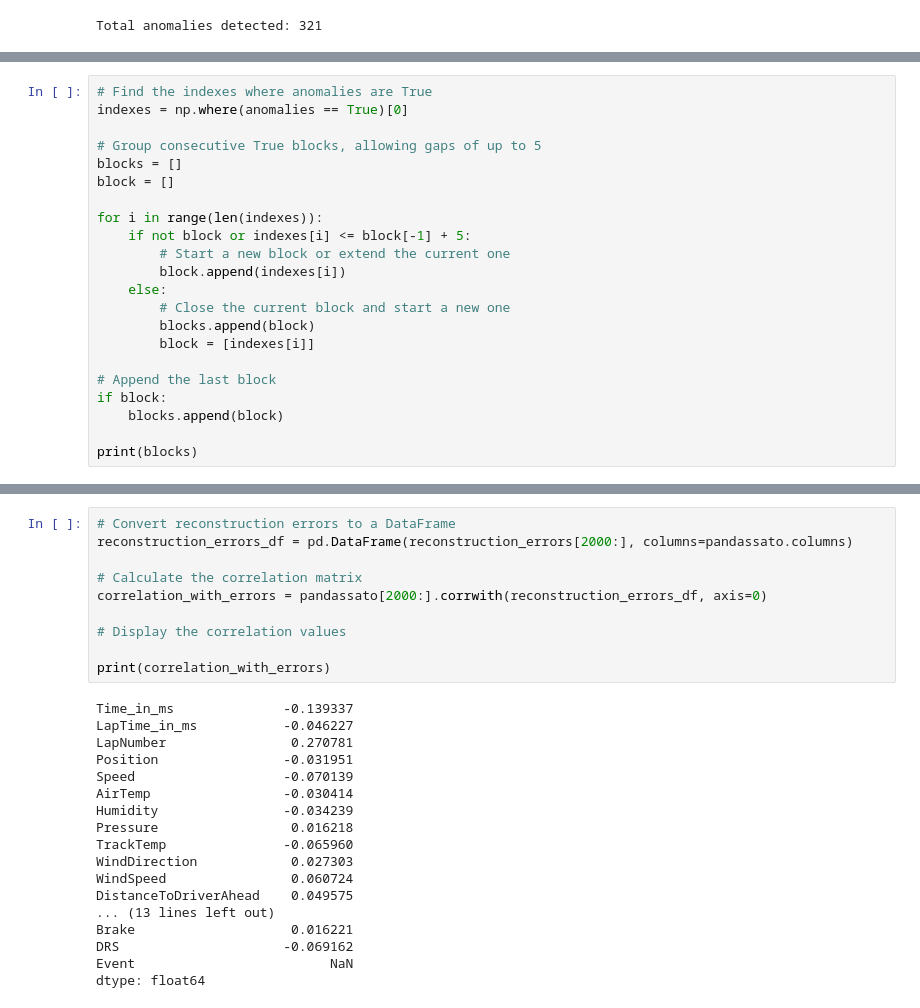
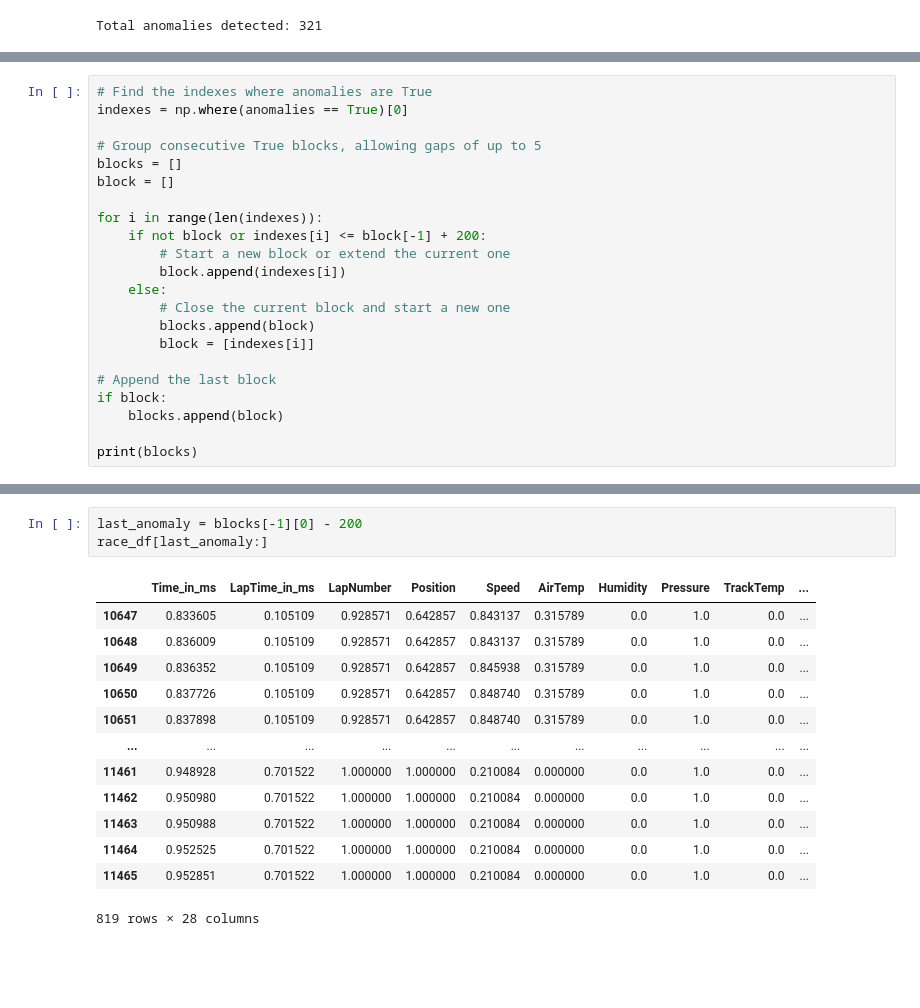
Before and after one commit to adsp-polito/2024-P3-F1LLM, a Jupyter notebook: anomaly_detection/modelAD_evaluation.ipynb, the cells around one changed output, grey strips where cells are left out. Drawn from its saved outputs; the diff is of its cells as text; blank space fills up the shorter version.

```diff
--- a/anomaly_detection/modelAD_evaluation.ipynb
+++ b/anomaly_detection/modelAD_evaluation.ipynb
@@ -201,7 +201,7 @@ blocks = []
 block = []
 
 for i in range(len(indexes)):
-    if not block or indexes[i] <= block[-1] + 5:
+    if not block or indexes[i] <= block[-1] + 200:
         # Start a new block or extend the current one
         block.append(indexes[i])
     else:
@@ -257,28 +240,17 @@ pandassato[25923:27080]
-# %%
-# Convert reconstruction errors to a DataFrame
-reconstruction_errors_df = pd.DataFrame(reconstruction_errors[2000:], columns=pandassato.columns)
-
-# Calculate the correlation matrix
-correlation_with_errors = pandassato[2000:].corrwith(reconstruction_errors_df, axis=0)
-
-# Display the correlation values
-
-print(correlation_with_errors)
-# %% [output]
-Time_in_ms              -0.139337
-LapTime_in_ms           -0.046227
-LapNumber                0.270781
-Position                -0.031951
-Speed                   -0.070139
-AirTemp                 -0.030414
-Humidity                -0.034239
-Pressure                 0.016218
-TrackTemp               -0.065960
-WindDirection            0.027303
-WindSpeed                0.060724
-DistanceToDriverAhead    0.049575
-... (13 lines left out)
-Brake                    0.016221
-DRS                     -0.069162
-Event                         NaN
-dtype: float64
+# %%
+last_anomaly = blocks[-1][0] - 200
+race_df[last_anomaly:]
+# %% [output]
+|  | Time_in_ms | LapTime_in_ms | LapNumber | Position | Speed | AirTemp | Humidity | Pressure | TrackTemp | ... |
+| 10647 | 0.833605 | 0.105109 | 0.928571 | 0.642857 | 0.843137 | 0.315789 | 0.0 | 1.0 | 0.0 | ... |
+| 10648 | 0.836009 | 0.105109 | 0.928571 | 0.642857 | 0.843137 | 0.315789 | 0.0 | 1.0 | 0.0 | ... |
+| 10649 | 0.836352 | 0.105109 | 0.928571 | 0.642857 | 0.845938 | 0.315789 | 0.0 | 1.0 | 0.0 | ... |
+| 10650 | 0.837726 | 0.105109 | 0.928571 | 0.642857 | 0.848740 | 0.315789 | 0.0 | 1.0 | 0.0 | ... |
+| 10651 | 0.837898 | 0.105109 | 0.928571 | 0.642857 | 0.848740 | 0.315789 | 0.0 | 1.0 | 0.0 | ... |
+| ... | ... | ... | ... | ... | ... | ... | ... | ... | ... | ... |
+| 11461 | 0.948928 | 0.701522 | 1.000000 | 1.000000 | 0.210084 | 0.000000 | 0.0 | 1.0 | 0.0 | ... |
+| 11462 | 0.950980 | 0.701522 | 1.000000 | 1.000000 | 0.210084 | 0.000000 | 0.0 | 1.0 | 0.0 | ... |
+| 11463 | 0.950988 | 0.701522 | 1.000000 | 1.000000 | 0.210084 | 0.000000 | 0.0 | 1.0 | 0.0 | ... |
+| 11464 | 0.952525 | 0.701522 | 1.000000 | 1.000000 | 0.210084 | 0.000000 | 0.0 | 1.0 | 0.0 | ... |
+| 11465 | 0.952851 | 0.701522 | 1.000000 | 1.000000 | 0.210084 | 0.000000 | 0.0 | 1.0 | 0.0 | ... |
+819 rows × 28 columns
```
Also changed, not shown: parts of 10 cells of this notebook, 16 other files.
